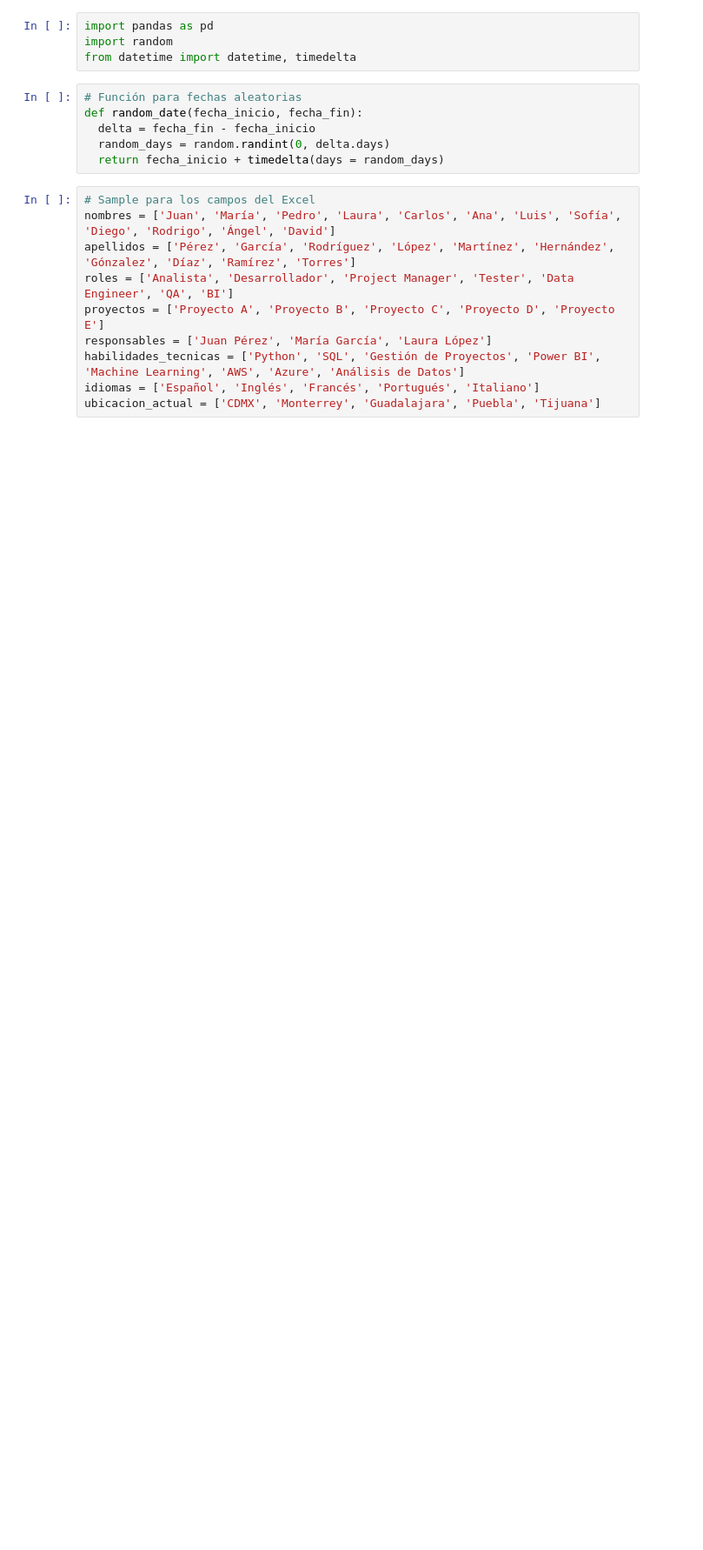
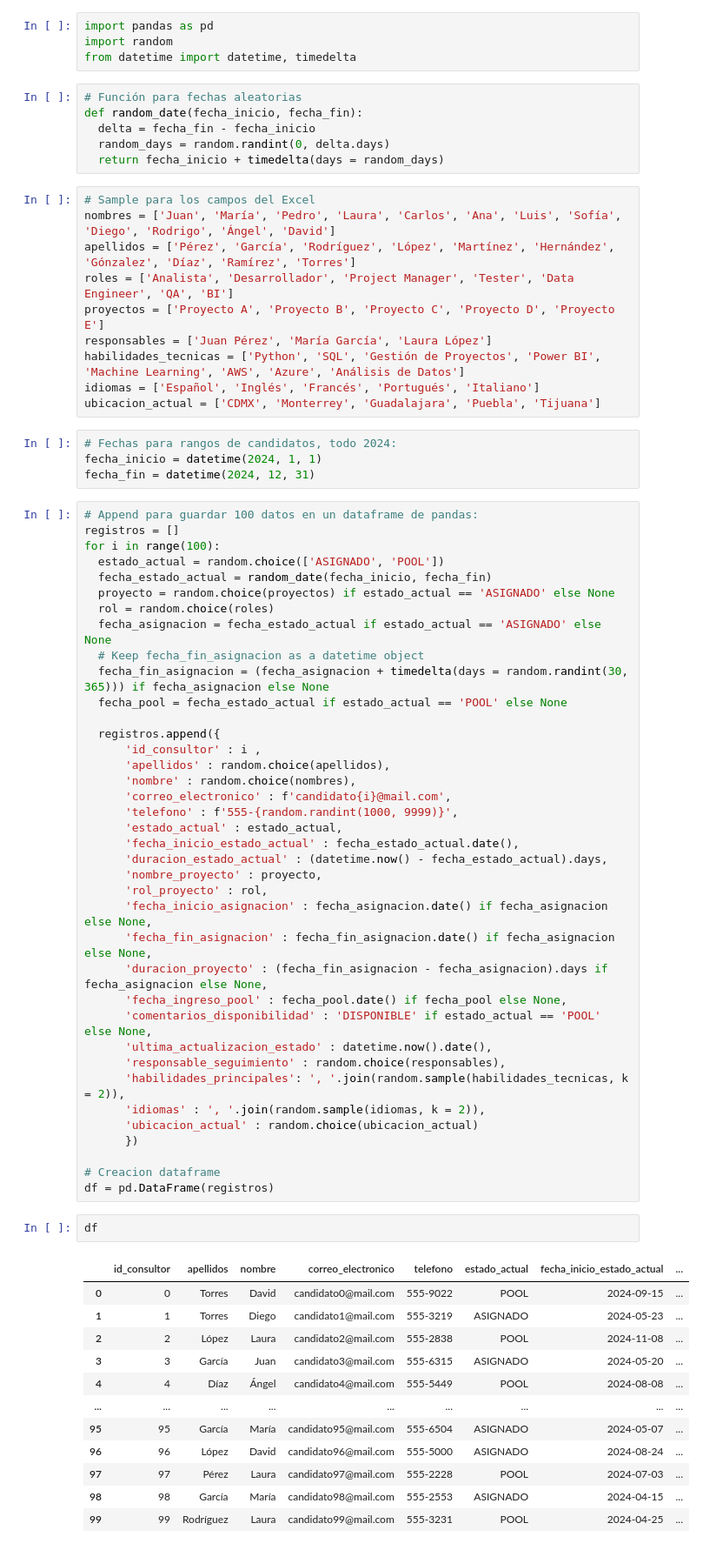
Before and after one commit to earo12/ETL_Consultancy, a Jupyter notebook: Consultancy_Program.ipynb, the cells around one changed output. Shown: that part at 87% size. Saved outputs shown, nothing was run; the diff lists cells and outputs as text; blank space fills up the shorter version.

Commit message:
Creación y llenado del dataframe

```diff
--- a/Consultancy_Program.ipynb
+++ b/Consultancy_Program.ipynb
@@ -20,3 +20,60 @@ responsables = ['Juan Pérez', 'María García', 'Laura López']
 habilidades_tecnicas = ['Python', 'SQL', 'Gestión de Proyectos', 'Power BI', 'Machine Learning', 'AWS', 'Azure', 'Análisis de Datos']
 idiomas = ['Español', 'Inglés', 'Francés', 'Portugués', 'Italiano']
 ubicacion_actual = ['CDMX', 'Monterrey', 'Guadalajara', 'Puebla', 'Tijuana']
+# %%
+# Fechas para rangos de candidatos, todo 2024:
+fecha_inicio = datetime(2024, 1, 1)
+fecha_fin = datetime(2024, 12, 31)
+# %%
+# Append para guardar 100 datos en un dataframe de pandas:
+registros = []
+for i in range(100):
+  estado_actual = random.choice(['ASIGNADO', 'POOL'])
+  fecha_estado_actual = random_date(fecha_inicio, fecha_fin)
+  proyecto = random.choice(proyectos) if estado_actual == 'ASIGNADO' else None
+  rol = random.choice(roles)
+  fecha_asignacion = fecha_estado_actual if estado_actual == 'ASIGNADO' else None
+  # Keep fecha_fin_asignacion as a datetime object
+  fecha_fin_asignacion = (fecha_asignacion + timedelta(days = random.randint(30, 365))) if fecha_asignacion else None
+  fecha_pool = fecha_estado_actual if estado_actual == 'POOL' else None
+
+  registros.append({
+      'id_consultor' : i ,
+      'apellidos' : random.choice(apellidos),
+      'nombre' : random.choice(nombres),
+      'correo_electronico' : f'candidato{i}@mail.com',
+      'telefono' : f'555-{random.randint(1000, 9999)}',
+      'estado_actual' : estado_actual,
+      'fecha_inicio_estado_actual' : fecha_estado_actual.date(),
+      'duracion_estado_actual' : (datetime.now() - fecha_estado_actual).days,
+      'nombre_proyecto' : proyecto,
+      'rol_proyecto' : rol,
+      'fecha_inicio_asignacion' : fecha_asignacion.date() if fecha_asignacion else None,
+      'fecha_fin_asignacion' : fecha_fin_asignacion.date() if fecha_asignacion else None,
+      'duracion_proyecto' : (fecha_fin_asignacion - fecha_asignacion).days if fecha_asignacion else None,
+      'fecha_ingreso_pool' : fecha_pool.date() if fecha_pool else None,
+      'comentarios_disponibilidad' : 'DISPONIBLE' if estado_actual == 'POOL' else None,
+      'ultima_actualizacion_estado' : datetime.now().date(),
+      'responsable_seguimiento' : random.choice(responsables),
+      'habilidades_principales': ', '.join(random.sample(habilidades_tecnicas, k = 2)),
+      'idiomas' : ', '.join(random.sample(idiomas, k = 2)),
+      'ubicacion_actual' : random.choice(ubicacion_actual)
+      })
+
+# Creacion dataframe
+df = pd.DataFrame(registros)
+# %%
+df
+# %% [output]
+|  | id_consultor | apellidos | nombre | correo_electronico | telefono | estado_actual | fecha_inicio_estado_actual | ... |
+| 0 | 0 | Torres | David | candidato0@mail.com | 555-9022 | POOL | 2024-09-15 | ... |
+| 1 | 1 | Torres | Diego | candidato1@mail.com | 555-3219 | ASIGNADO | 2024-05-23 | ... |
+| 2 | 2 | López | Laura | candidato2@mail.com | 555-2838 | POOL | 2024-11-08 | ... |
+| 3 | 3 | García | Juan | candidato3@mail.com | 555-6315 | ASIGNADO | 2024-05-20 | ... |
+| 4 | 4 | Díaz | Ángel | candidato4@mail.com | 555-5449 | POOL | 2024-08-08 | ... |
+| ... | ... | ... | ... | ... | ... | ... | ... | ... |
+| 95 | 95 | García | María | candidato95@mail.com | 555-6504 | ASIGNADO | 2024-05-07 | ... |
+| 96 | 96 | López | David | candidato96@mail.com | 555-5000 | ASIGNADO | 2024-08-24 | ... |
+| 97 | 97 | Pérez | Laura | candidato97@mail.com | 555-2228 | POOL | 2024-07-03 | ... |
+| 98 | 98 | García | María | candidato98@mail.com | 555-2553 | ASIGNADO | 2024-04-15 | ... |
+| 99 | 99 | Rodríguez | Laura | candidato99@mail.com | 555-3231 | POOL | 2024-04-25 | ... |
```
Also changed, not shown: parts of 1 cell of this notebook.
